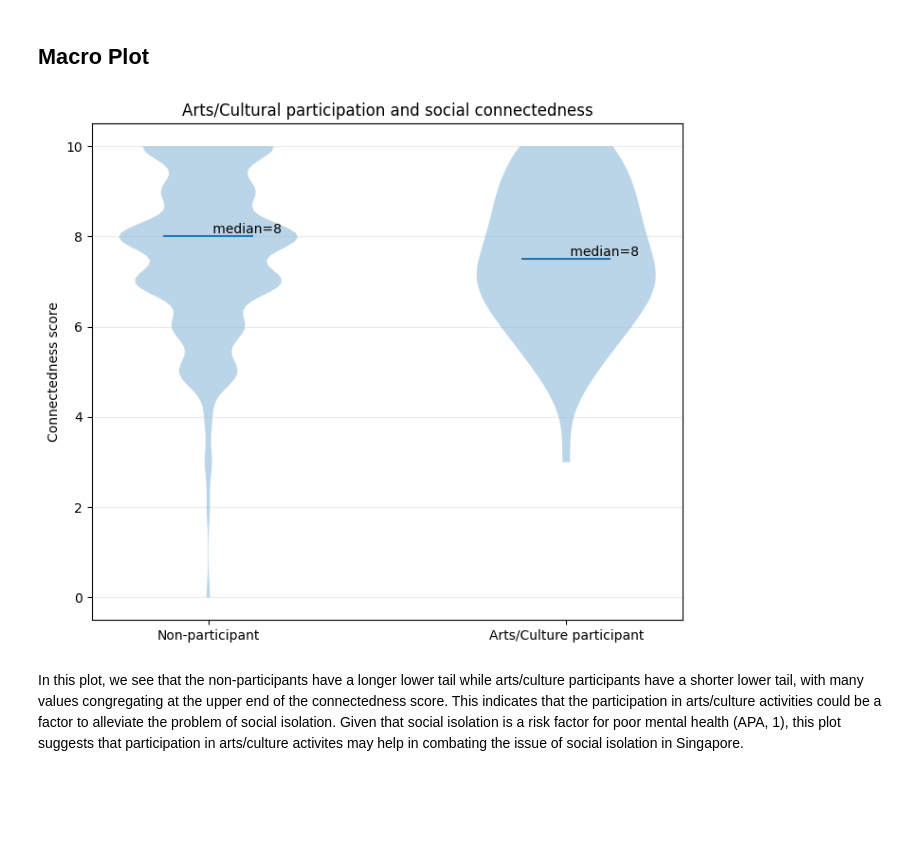
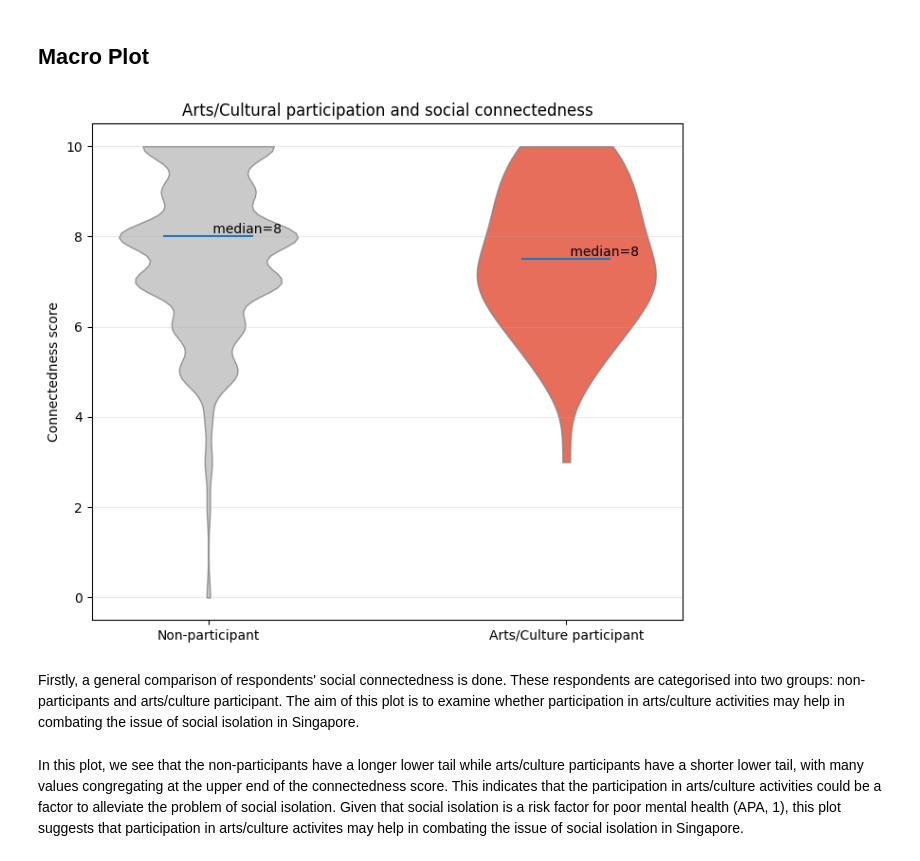
Before and after one commit to nodokak1/DSA4262, a Jupyter notebook: Assignment_1/diagrams.ipynb, the cells around one changed output. Saved outputs shown, nothing was run; the diff lists cells and outputs as text; code cells hidden in the pictures; blank space fills up the shorter version.

```diff
--- a/Assignment_1/diagrams.ipynb
+++ b/Assignment_1/diagrams.ipynb
@@ -15,6 +34,7 @@ svs = pd.read_csv("data/Social Values Survey data.csv")
 svs.columns = [c.strip().lower().replace(" ", "_") for c in svs.columns]
 
 # keep required fields
+# here social connectedness is defined by the 'outcome_connection' column, where it is the survey taker's own belief of how socially connected they think they are.
 df = svs[["social_involve_2", "outcome_connection"]].dropna().copy()
 
 # arts participation: yes/no
@@ -28,34 +48,40 @@ def to_numeric_score(x):
     m = re.search(r"\d+", s)
     return float(m.group()) if m else np.nan
 
 df["connection_score"] = df["outcome_connection"].apply(to_numeric_score)
 df = df.dropna(subset=["connection_score"])
 
 # split into two groups
 a = df.loc[df["arts_participant"], "connection_score"].values
 b = df.loc[~df["arts_participant"], "connection_score"].values
 
 # start plot
 fig, ax = plt.subplots(figsize=(7,6))
 
 parts = ax.violinplot([b, a], showmeans=False, showmedians=True, showextrema=False)
+for i, pc in enumerate(parts["bodies"]):
+    pc.set_facecolor("#bdbdbd" if i == 0 else "#e34a33")
+    pc.set_edgecolor("gray")
+    pc.set_alpha(0.8)
 ax.set_xticks([1, 2])
 ax.set_xticklabels(["Non-participant", "Arts/Culture participant"])
 
 ax.set_ylabel("Connectedness score")
 ax.set_title("Arts/Cultural participation and social connectedness")
 ax.grid(True, axis="y", alpha=0.25)
 
 # Add clear median labels
 med_non = np.median(b) if len(b) else np.nan
 med_art = np.median(a) if len(a) else np.nan
 ax.text(1, med_non, f" median={med_non:.0f}", va="bottom")
 ax.text(2, med_art, f" median={med_art:.0f}", va="bottom")
 
 plt.tight_layout()
 plt.show()
 # %% [output]
-[figure, old version]
+[figure, new version]
+# %% [markdown]
+Firstly, a general comparison of respondents' social connectedness is done. These respondents are categorised into two groups: non-participants and arts/culture participant. The aim of this plot is to examine whether participation in arts/culture activities may help in combating the issue of social isolation in Singapore.
 # %% [markdown]
 In this plot, we see that the non-participants have a longer lower tail while arts/culture participants have a shorter lower tail, with many values congregating at the upper end of the connectedness score. This indicates that the participation in arts/culture activities could be a factor to alleviate the problem of social isolation. Given that social isolation is a risk factor for poor mental health (APA, 1), this plot suggests that participation in arts/culture activites may help in combating the issue of social isolation in Singapore.
 # %% [markdown]
```
Also changed, not shown: parts of 12 cells of this notebook, 1 other file.
